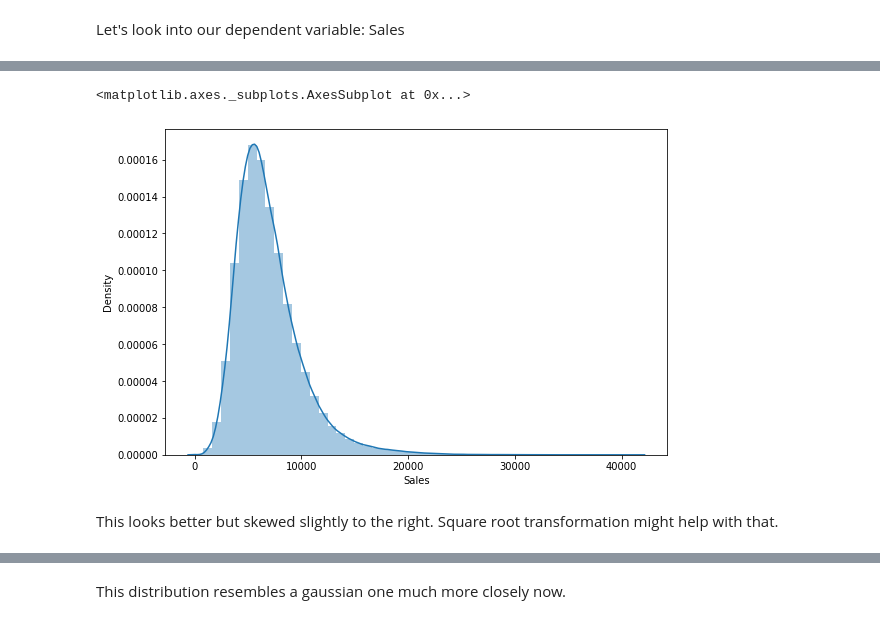
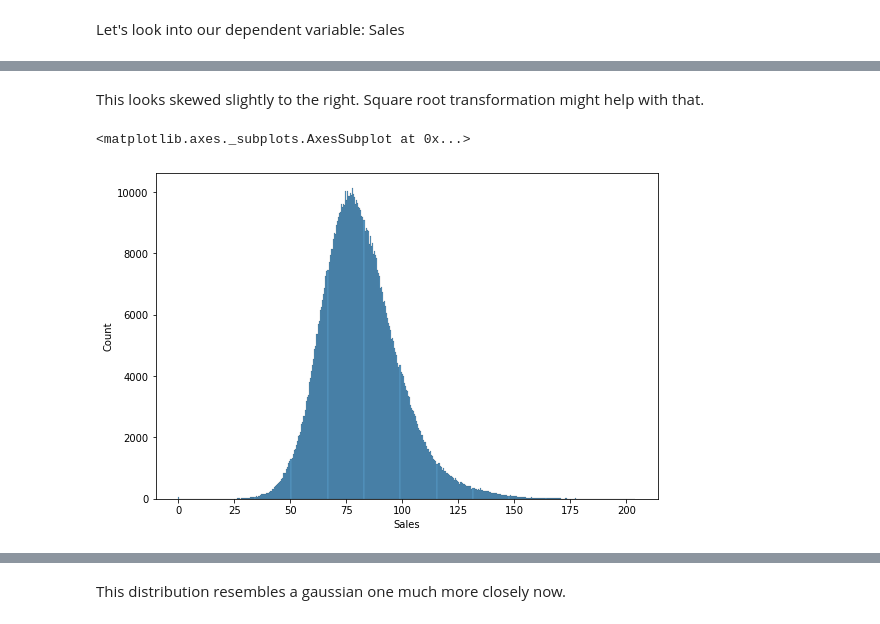
Before and after one commit to cpvivek/Rossman-Sales-Prediction-Machine-Learning-Regression-Model, a Jupyter notebook: Rossmann_Sales_Prediction_Capstone_Project_Vivek_CP.ipynb, the cells around one changed output, grey strips where cells are left out. Saved outputs shown, nothing was run; the diff lists cells and outputs as text; code cells hidden in the pictures.

```diff
--- a/Rossmann_Sales_Prediction_Capstone_Project_Vivek_CP.ipynb
+++ b/Rossmann_Sales_Prediction_Capstone_Project_Vivek_CP.ipynb
@@ -489,0 +649,5 @@ So it may be preferable to remove the rows where the stores were closed further
+# %%
+#Let's define our numerical, categorical and target variables
+numerical_features= [feat for feat in dataset.describe(include=np.number).columns if feat not in['Sales']]
+categorical_features =[feat for feat in dataset.describe(exclude=np.number).columns if feat not in['Date']] #Omitting date here since we have stored it as year, month and day in 3 seperate columns
+target_variable=['Sales']
@@ -489,0 +656,9 @@ So it may be preferable to remove the rows where the stores were closed further
+# %%
+#Let's look into outliers in numerical features
+for col in numerical_features:
+  plt.figure(figsize=(9,6))
+  fig=sns.boxplot(y=dataset[col])
+  fig.set_title('')
+  fig.set_ylabel(col)
+
+  plt.show()
@@ -489,0 +707,3 @@ So it may be preferable to remove the rows where the stores were closed further
+# %%
+dataset_pr=dataset.copy()
+dataset_pr.shape
@@ -489,0 +712,12 @@ So it may be preferable to remove the rows where the stores were closed further
+# %%
+#Implementing IQR method to remove outliers
+for col in ['CompetitionDistance','CompetitionOpenSinceMonth','CompetitionOpenSinceYear']:
+  q1=dataset_pr[col].quantile(0.25)
+  q3=dataset_pr[col].quantile(0.75)
+  iqr=q3-q1
+
+  upper_limit=q3+(1.5*iqr)
+  lower_limit=q1-(1.5*iqr)
+
+  dataset_pr.loc[(dataset_pr[col] > upper_limit),col] = upper_limit
+  dataset_pr.loc[(dataset_pr[col] < lower_limit),col] = lower_limit
@@ -502,9 +774,9 @@ There's a peak at 0, which is probably due to the days the stores were closed
+# %% [markdown]
+This looks skewed slightly to the right. Square root transformation might help with that.
 # %%
-#let's look at sale of the days when the stores were open
+#applying square root transformation
 plt.figure(figsize=(9,6))
-sns.distplot(dataset[dataset.Open==1]['Sales'])
+sns.histplot(np.sqrt(dataset[dataset_pr.Open==1]['Sales']))
 # %% [output]
 <matplotlib.axes._subplots.AxesSubplot at 0x...>
-[figure, old version]
+[figure, new version]
-# %% [markdown]
-This looks better but skewed slightly to the right. Square root transformation might help with that.
```
Also changed, not shown: parts of 217 cells of this notebook.
